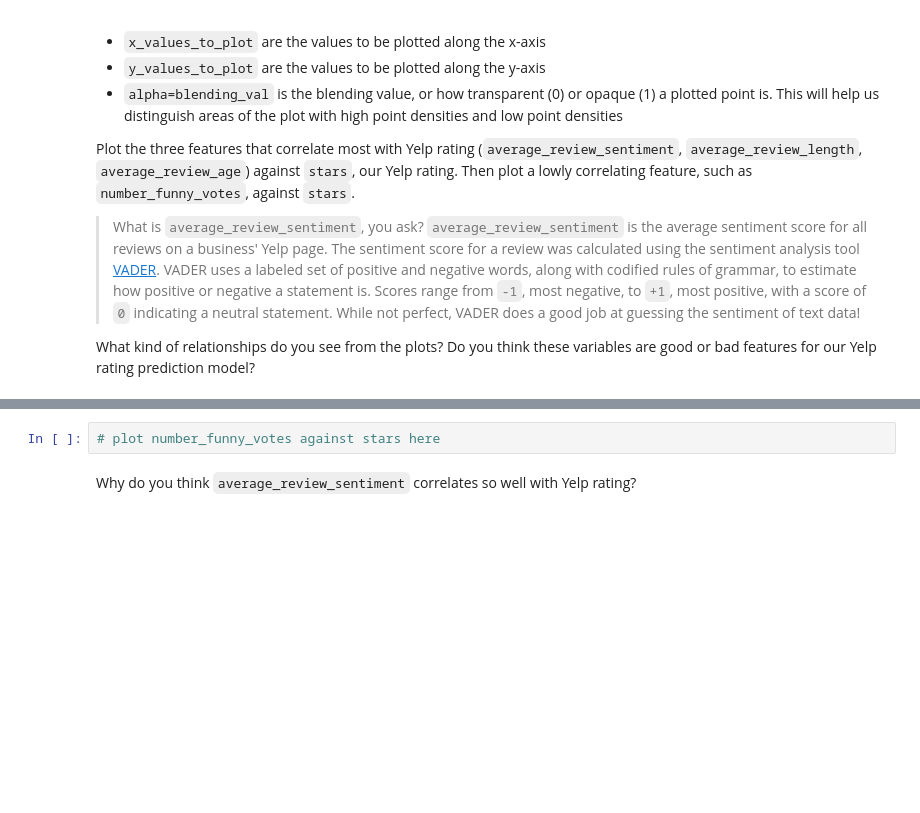
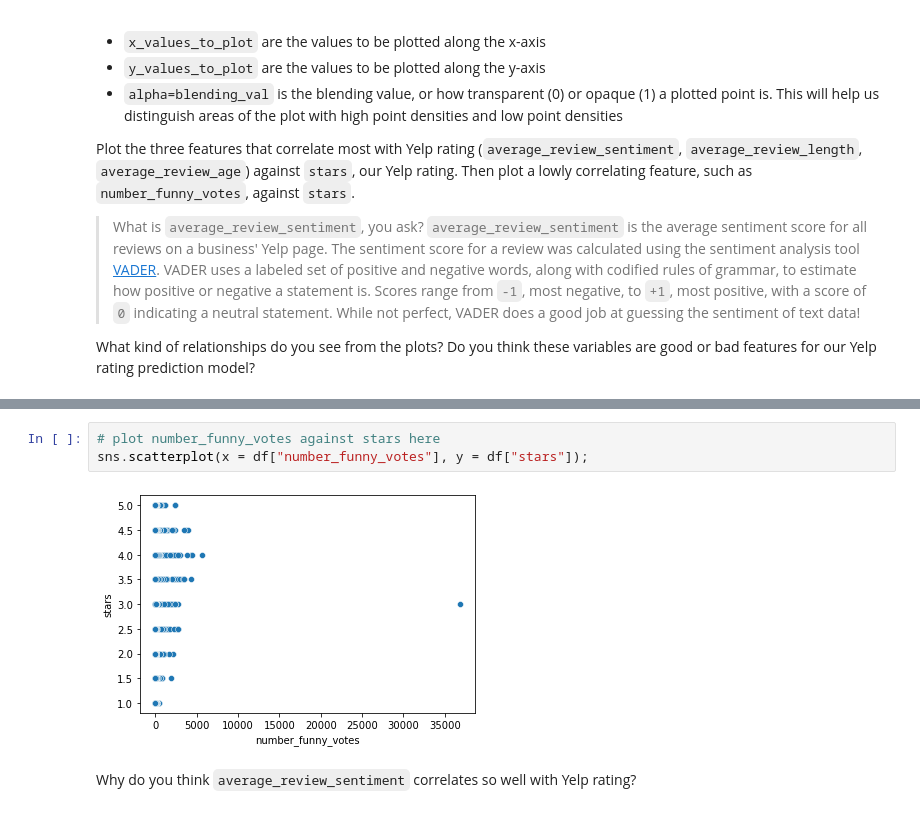
Before and after one commit to miladshiraniUCB/CodeCademy-ML-Regression-Yelp, a Jupyter notebook: yelp_regression.ipynb, the cells around one changed output, grey strips where cells are left out. Saved outputs shown, nothing was run; the diff lists cells and outputs as text; blank space fills up the shorter version.

```diff
--- a/yelp_regression.ipynb
+++ b/yelp_regression.ipynb
@@ -350,5 +381,8 @@ from matplotlib import pyplot as plt
 # %%
 # plot number_funny_votes against stars here
+sns.scatterplot(x = df["number_funny_votes"], y = df["stars"]);
+# %% [output]
+[figure, added]
 # %% [markdown]
 Why do you think `average_review_sentiment` correlates so well with Yelp rating?
 # %% [markdown]
```
Also changed, not shown: parts of 30 cells of this notebook.
